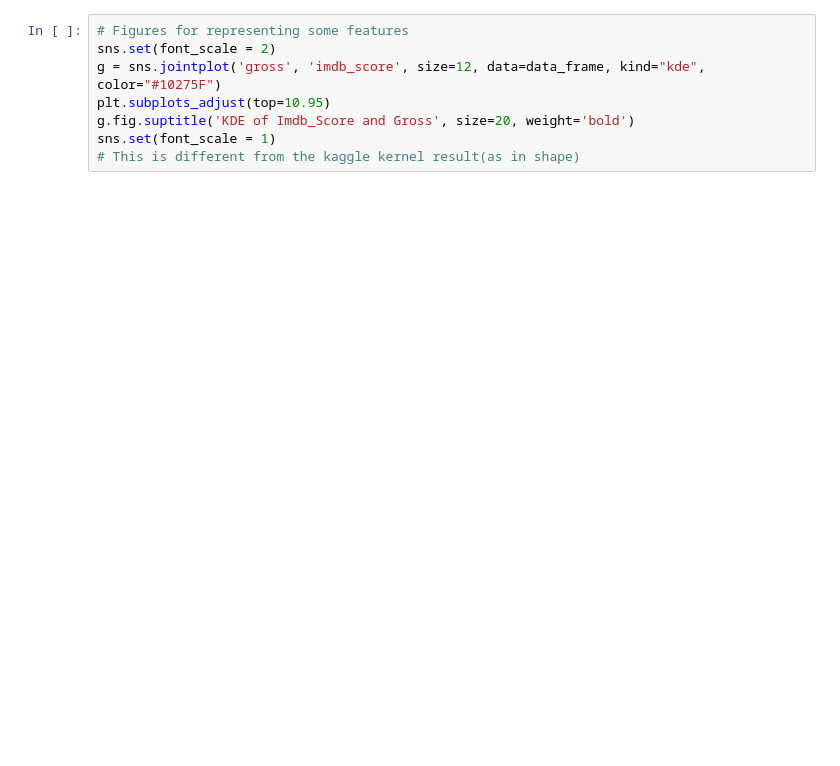
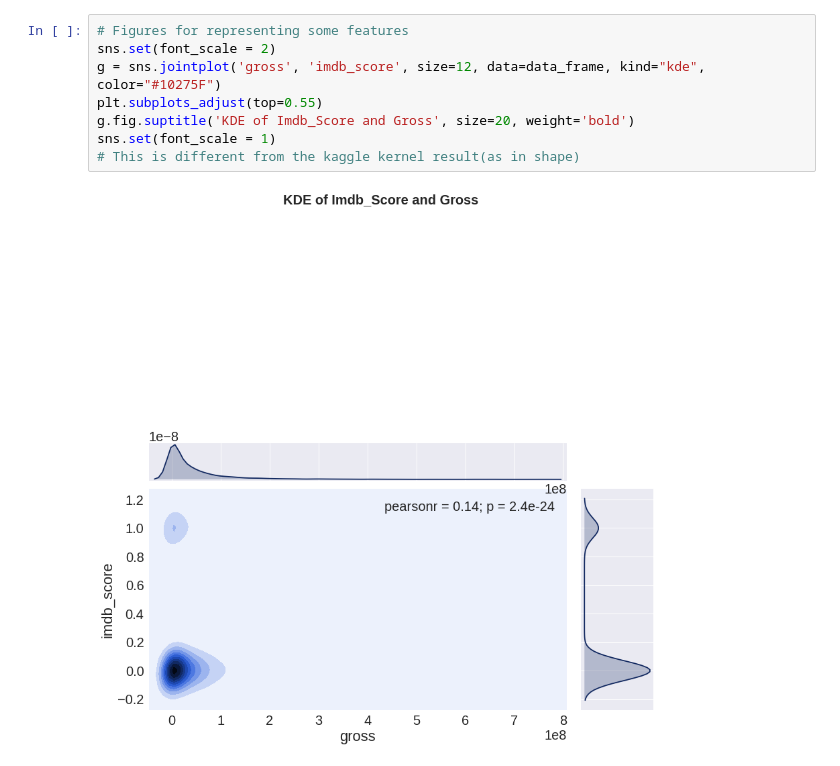
Before and after one commit to kerata/IMDBMachineLearning, a Jupyter notebook: Random_forest_Notebook.ipynb, the cells around one changed output. Saved outputs shown, nothing was run; the diff lists cells and outputs as text; blank space fills up the shorter version.

```diff
--- a/Random_forest_Notebook.ipynb
+++ b/Random_forest_Notebook.ipynb
@@ -56,11 +109,13 @@ data_frame.head()
 # %%
 # Figures for representing some features
 sns.set(font_scale = 2)
 g = sns.jointplot('gross', 'imdb_score', size=12, data=data_frame, kind="kde", color="#10275F")
-plt.subplots_adjust(top=10.95)
+plt.subplots_adjust(top=0.55)
 g.fig.suptitle('KDE of Imdb_Score and Gross', size=20, weight='bold')
 sns.set(font_scale = 1)
 # This is different from the kaggle kernel result(as in shape)
+# %% [output]
+[figure, added]
 # %%
 # Showing the pearson correlation of features
 with sns.plotting_context(font_scale=1.25):
```
Also changed, not shown: parts of 12 cells of this notebook.
